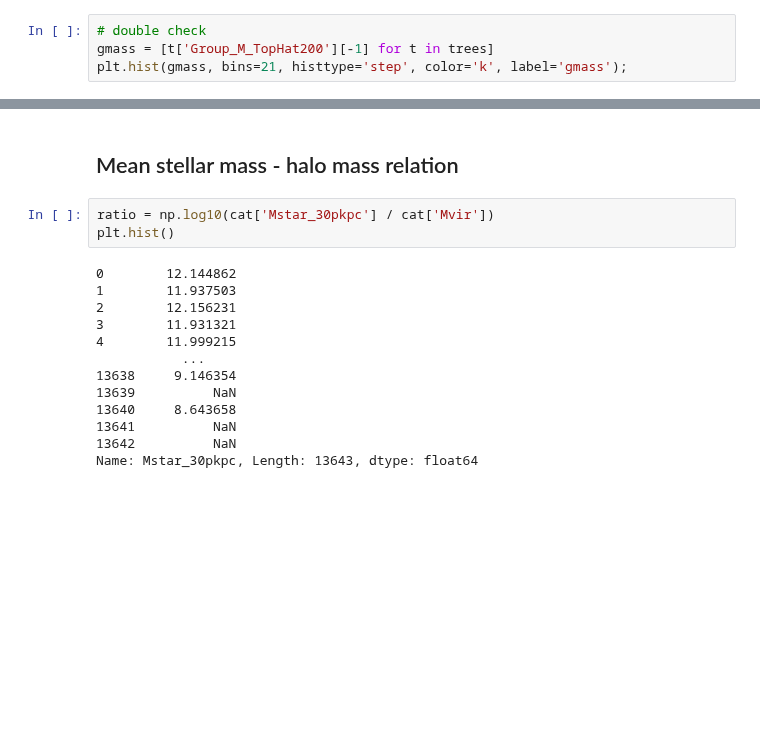
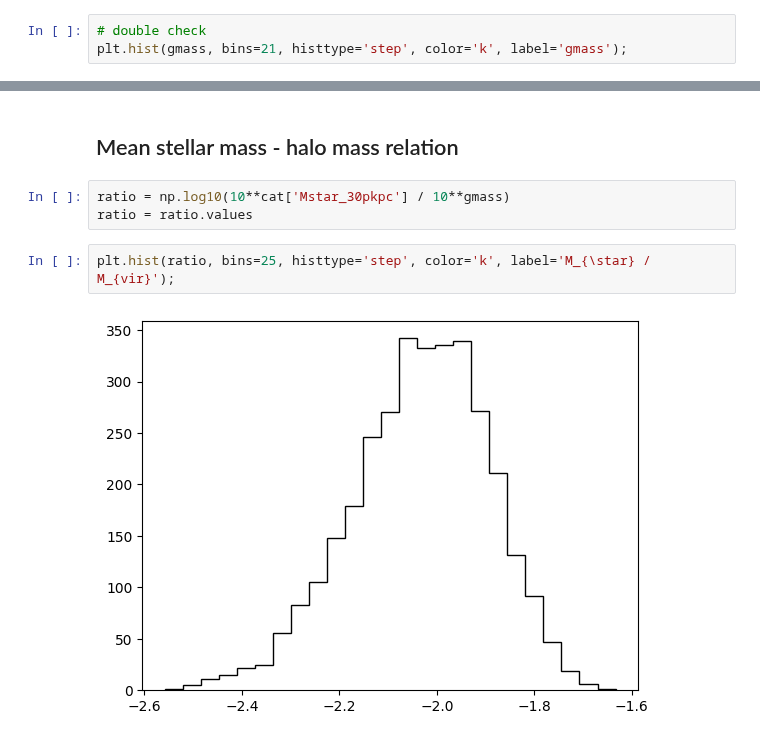
Before and after one commit to ismael-mendoza/nbody-relaxed, a Jupyter notebook: notebooks/wip/tng1.ipynb, the cells around one changed output, grey strips where cells are left out. Saved outputs shown, nothing was run; the diff lists cells and outputs as text; blank space fills up the shorter version.

```diff
--- a/notebooks/wip/tng1.ipynb
+++ b/notebooks/wip/tng1.ipynb
@@ -133,6 +146,5 @@ cat['Vmax_DM/V_vir'] = _get_vmax_over_vvir(cat)
 # %%
 # double check
-gmass = [t['Group_M_TopHat200'][-1] for t in trees]
 plt.hist(gmass, bins=21, histtype='step', color='k', label='gmass');
 # %% [output]
 [figure]
@@ -251,18 +230,9 @@ plt.hist(_cat['Vmax_DM/V_vir_DM'], bins=101, histtype='step', color='k')
 # %% [markdown]
 ## Mean stellar mass - halo mass relation
 # %%
-ratio = np.log10(cat['Mstar_30pkpc'] / cat['Mvir'])
-plt.hist()
+ratio = np.log10(10**cat['Mstar_30pkpc'] / 10**gmass)
+ratio = ratio.values
-# %% [output]
-0        12.144862
-1        11.937503
-2        12.156231
-3        11.931321
-4        11.999215
-           ...
-13638     9.146354
-13639          NaN
-13640     8.643658
-13641          NaN
-13642          NaN
-Name: Mstar_30pkpc, Length: 13643, dtype: float64
+# %%
+plt.hist(ratio, bins=25, histtype='step', color='k', label='M_{\star} / M_{vir}');
+# %% [output]
+[figure, added]
```
Also changed, not shown: parts of 34 cells of this notebook.
